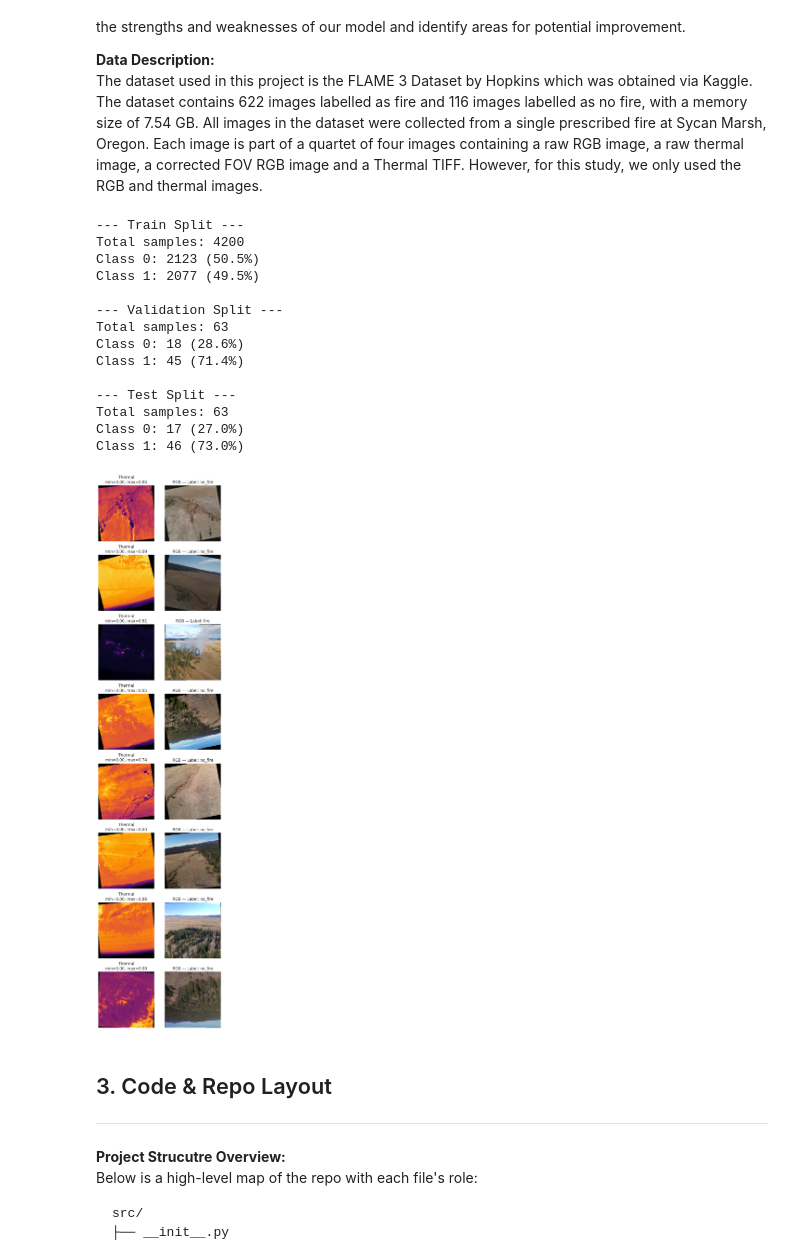
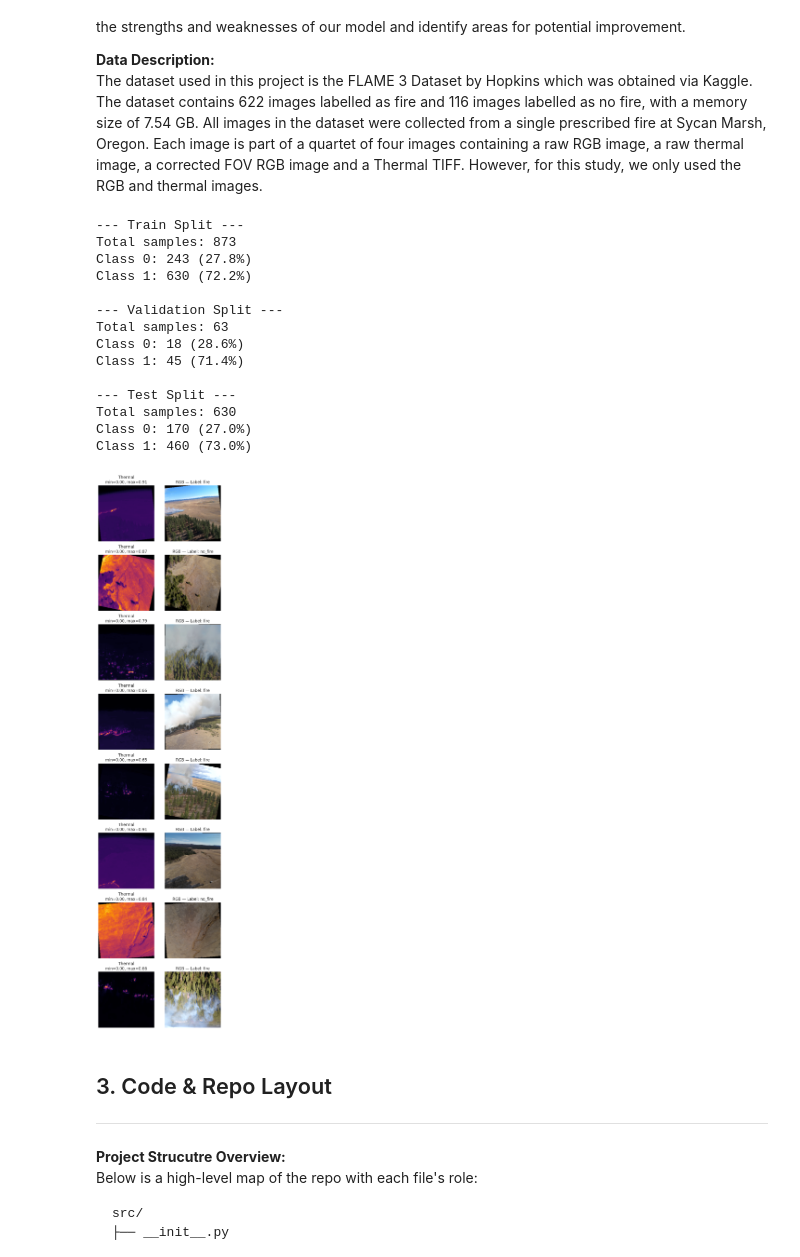
Before and after one commit to LiamUpstoneSmith/Forest_Fire_Detection, a Jupyter notebook: notebooks/Forest_Fire_Multi_Modal_Classifier_Notebook.ipynb, the cells around one changed output. Cells and saved outputs as stored; diff of their text form; code cells hidden in the pictures.

```diff
--- a/notebooks/Forest_Fire_Multi_Modal_Classifier_Notebook.ipynb
+++ b/notebooks/Forest_Fire_Multi_Modal_Classifier_Notebook.ipynb
@@ -110,8 +104,12 @@ dataset_config = {
         "vit_non_fire_dir": "../dataset/raw/RGB/no_fire",
         "cnn_fire_dir": "../dataset/raw/thermal/fire",
         "cnn_non_fire_dir": "../dataset/raw/thermal/no_fire",
-        "num_aug_copies": 10,
-        "batch_size": 16
+        "batch_size": 16,
+        "img_size": (224, 224),
+        "rotation": 15,
+        "hflip_p": 0.5, # Horizontal flip probability
+        "vflip_p": 0.5, # Vertical flip probability
+        "multiplier": 3
 }
 
 dataloaders = prepareCombinedDataset(config=dataset_config)
@@ -132,40 +130,40 @@ for i in range(num_samples):
 
     # Undo normalization for display (RGB was normalized with ImageNet stats)
     rgb_disp = rgb * np.array([0.229, 0.224, 0.225]) + np.array([0.485, 0.456, 0.406])
     rgb_disp = np.clip(rgb_disp, 0, 1)
 
     # Undo normalization for thermal (normalized with mean=0.5, std=0.5)
     thermal_disp = (thermal * 0.5 + 0.5)  # back to [0,1] range
     thermal_min, thermal_max = thermal_disp.min(), thermal_disp.max()
 
     # Plot thermal
     axes[i, 0].imshow(thermal_disp, cmap="inferno")
     axes[i, 0].set_title(f"Thermal\nmin={thermal_min:.2f}, max={thermal_max:.2f}")
     axes[i, 0].axis("off")
 
     # Plot RGB
     axes[i, 1].imshow(rgb_disp)
     axes[i, 1].set_title(f"RGB — Label: {'fire' if label==1 else 'no_fire'}")
     axes[i, 1].axis("off")
 
 plt.tight_layout()
 plt.show()
 # %% [output]
 --- Train Split ---
-Total samples: 4200
-Class 0: 2123 (50.5%)
-Class 1: 2077 (49.5%)
+Total samples: 873
+Class 0: 243 (27.8%)
+Class 1: 630 (72.2%)
 
 --- Validation Split ---
 Total samples: 63
 Class 0: 18 (28.6%)
 Class 1: 45 (71.4%)
 
 --- Test Split ---
-Total samples: 63
-Class 0: 17 (27.0%)
-Class 1: 46 (73.0%)
+Total samples: 630
+Class 0: 170 (27.0%)
+Class 1: 460 (73.0%)
-[figure, old version]
+[figure, new version]
 # %% [markdown]
 ## 3. Code & Repo Layout
 ---
```
Also changed, not shown: parts of 12 cells of this notebook, 2 other files.
